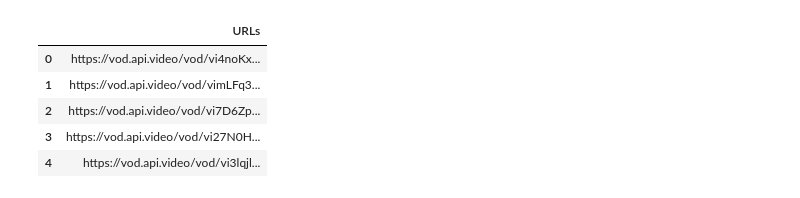
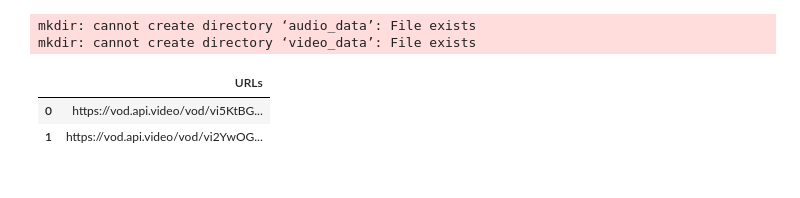
Before and after one commit to krishnannarayanaswamy/GenAI-Relevance-LLM-demo, a Jupyter notebook: ReelStarAudioSimilarity.ipynb, the cells around one changed output. Drawn from its saved outputs; the diff is of its cells as text; code cells hidden in the pictures.

```diff
--- a/ReelStarAudioSimilarity.ipynb
+++ b/ReelStarAudioSimilarity.ipynb
@@ -65,26 +65,42 @@ def video_to_audio(video_url, destination, output_ext="mp3"):
 %%bash
 mkdir "audio_data"
 mkdir "video_data"
+mkdir "speech_data"
+# %% [output]
+mkdir: cannot create directory ‘audio_data’: File exists
+mkdir: cannot create directory ‘video_data’: File exists
 # %%
 
 audio_path = "audio_data"
 
 list_videos = ["https://vod.api.video/vod/vi4noKx5HqGvV5ULTe9nI31v/mp4/source.mp4",
               "https://vod.api.video/vod/vimLFq3ewdBdAjuQjVPQSF4/mp4/source.mp4",
               "https://vod.api.video/vod/vi7D6ZpqLN9bvOeZRQhIULIW/mp4/source.mp4",
               "https://vod.api.video/vod/vi27N0HyPZFiOJ0W5PDTiD0/mp4/source.mp4",
-              "https://vod.api.video/vod/vi3lqjlsdQIAK303mZ2H7mzA/mp4/source.mp4"]
+              "https://vod.api.video/vod/vi3lqjlsdQIAK303mZ2H7mzA/mp4/source.mp4",
+               "https://vod.api.video/vod/vi3wNAxMxflG8dw4RSEiLSAS/mp4/source.mp4",
+               "https://vod.api.video/vod/viuWTAJETVq9HSoFfTcw4rp/mp4/source.mp4",
+               "https://vod.api.video/vod/vi4cjULj8hNd5zMuTRXfzfZa/mp4/source.mp4",
+               "https://vod.api.video/vod/vi4BdwAKBiFHcwDVak61Wg8L/mp4/source.mp4",
+               "https://vod.api.video/vod/vi1MrS88YIYSzlAeXNFHKbaQ/mp4/source.mp4",
+               "https://vod.api.video/vod/vi30kRhsW5oC23bAHfHcOIKO/mp4/source.mp4",
+               "https://vod.api.video/vod/vi59hSMCNnH9r6Dp7CgxSQxJ/mp4/source.mp4",
+               "https://vod.api.video/vod/vi1gwOkj59oH4D9fcHT0XfLA/mp4/source.mp4",
+               "https://vod.api.video/vod/vi5OwusW31KfimFfSVd7klr4/mp4/source.mp4"]
+
+
+text_videos = ["https://vod.api.video/vod/vi5KtBGbcpYD1O52ZicSdZje/mp4/source.mp4",
+               "https://vod.api.video/vod/vi2YwOG0v8Nh6vX3IKmxlRow/mp4/source.mp4"]
 
 
 videos_df = pd.DataFrame(list_videos, columns=['URLs'])
 videos_df.head()
+text_videos_df = pd.DataFrame(text_videos, columns=['URLs'])
+text_videos_df.head()
 # %% [output]
 |  | URLs |
-| 0 | https://vod.api.video/vod/vi4noKx... |
-| 1 | https://vod.api.video/vod/vimLFq3... |
-| 2 | https://vod.api.video/vod/vi7D6Zp... |
-| 3 | https://vod.api.video/vod/vi27N0H... |
-| 4 | https://vod.api.video/vod/vi3lqjl... |
+| 0 | https://vod.api.video/vod/vi5KtBG... |
+| 1 | https://vod.api.video/vod/vi2YwOG... |
 # %%
 videos_df["file_name"] = videos_df["URLs"].apply(lambda url: video_to_audio(url, audio_path))
 videos_df.head()
```
Also changed, not shown: parts of 9 cells of this notebook.
